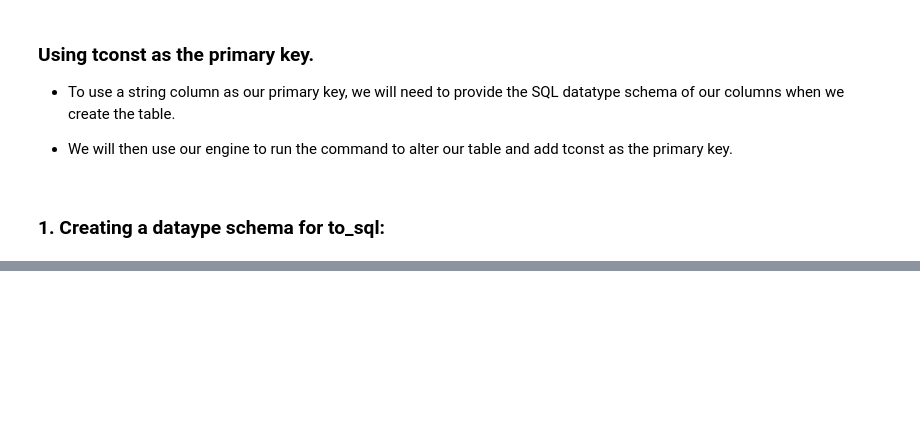
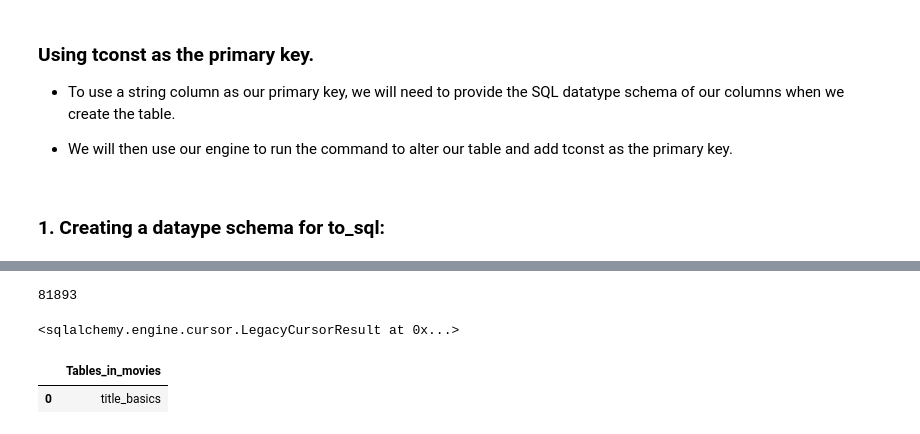
Before and after one commit to valmazan/8_21_Project_3_Part_3_Victoria_Almazan, a Jupyter notebook: Project 3 Part 3 Core_Victoria_Almazan.ipynb, the cells around one changed output, grey strips where cells are left out. Drawn from its saved outputs; the diff is of its cells as text; code cells hidden in the pictures; blank space fills up the shorter version.

```diff
--- a/Project 3 Part 3 Core_Victoria_Almazan.ipynb
+++ b/Project 3 Part 3 Core_Victoria_Almazan.ipynb
@@ -450,2 +461,0 @@ connection = f"mysql+pymysql://{username}:{password}@localhost/{db_name}"
-# %%
-engine = create_engine(connection)
@@ -504,0 +480,14 @@ engine.execute('ALTER TABLE title_basics ADD PRIMARY KEY (`tconst`);')
+# %%
+basics.to_sql('title_basics',engine, dtype= df_schema, if_exists='replace', index= False)
+# %% [output]
+81893
+# %%
+engine.execute('ALTER TABLE title_basics ADD PRIMARY KEY (`tconst`);')
+# %% [output]
+<sqlalchemy.engine.cursor.LegacyCursorResult at 0x...>
+# %%
+q = '''SHOW TABLES'''
+pd.read_sql(q,engine)
+# %% [output]
+|  | Tables_in_movies |
+| 0 | title_basics |
```
Also changed, not shown: parts of 12 cells of this notebook.
